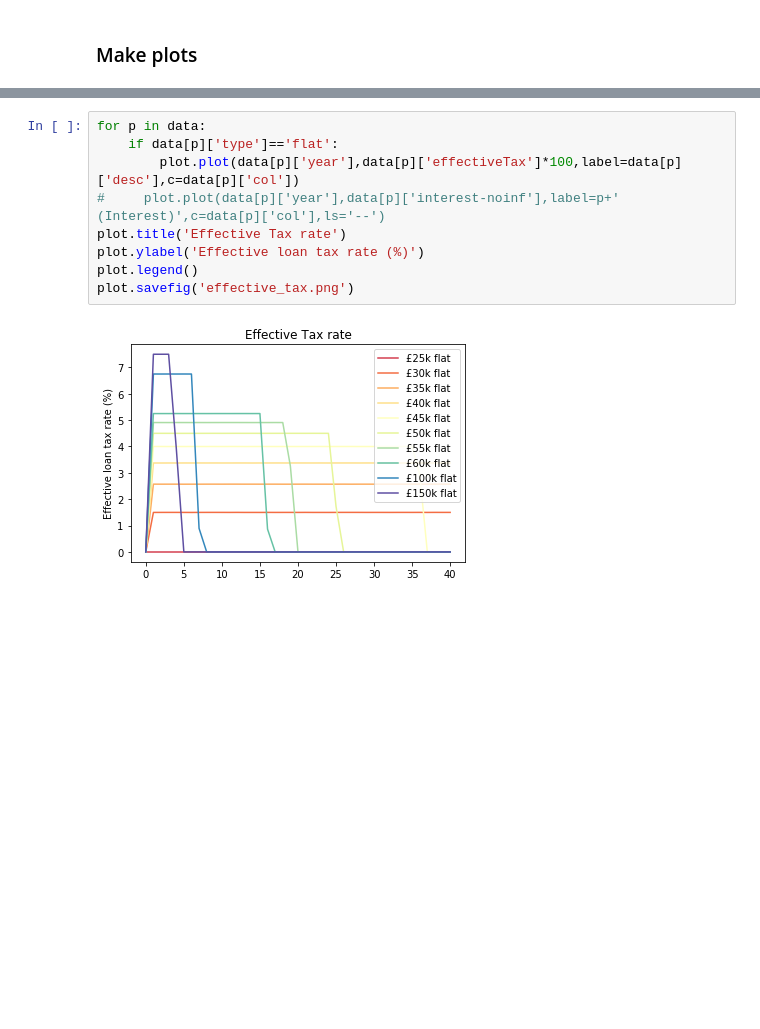
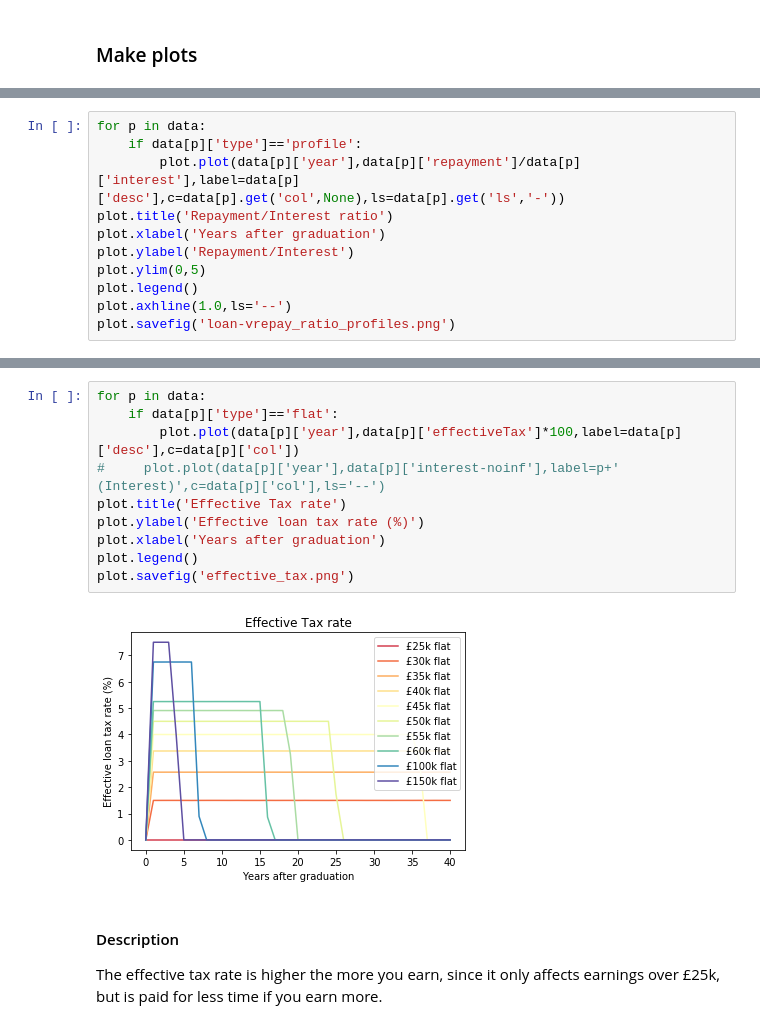
Before and after one commit to chrisnorth/loan-model, a Jupyter notebook: loan-model.ipynb, the cells around one changed output, grey strips where cells are left out. Cells and saved outputs as stored; diff of their text form; blank space fills up the shorter version.

Commit message:
added descriptions

```diff
--- a/loan-model.ipynb
+++ b/loan-model.ipynb
@@ -170,0 +193,11 @@ plot.savefig('loan-value_profiles.png')
+# %%
+for p in data:
+    if data[p]['type']=='profile':
+        plot.plot(data[p]['year'],data[p]['repayment']/data[p]['interest'],label=data[p]['desc'],c=data[p].get('col',None),ls=data[p].get('ls','-'))
+plot.title('Repayment/Interest ratio')
+plot.xlabel('Years after graduation')
+plot.ylabel('Repayment/Interest')
+plot.ylim(0,5)
+plot.legend()
+plot.axhline(1.0,ls='--')
+plot.savefig('loan-vrepay_ratio_profiles.png')
@@ -201,14 +254,18 @@ plot.savefig('cumulative_payments.png')
 # %%
 for p in data:
     if data[p]['type']=='flat':
         plot.plot(data[p]['year'],data[p]['effectiveTax']*100,label=data[p]['desc'],c=data[p]['col'])
 #     plot.plot(data[p]['year'],data[p]['interest-noinf'],label=p+' (Interest)',c=data[p]['col'],ls='--')
 plot.title('Effective Tax rate')
 plot.ylabel('Effective loan tax rate (%)')
+plot.xlabel('Years after graduation')
 plot.legend()
 plot.savefig('effective_tax.png')
 # %% [output]
-[figure, old version]
+[figure, new version]
+# %% [markdown]
+#### Description
+The effective tax rate is higher the more you earn, since it only affects earnings over £25k, but is paid for less time if you earn more.
 # %%
 salaries=[]
 repayments=[]
```
Also changed, not shown: parts of 16 cells of this notebook, 8 other files.
